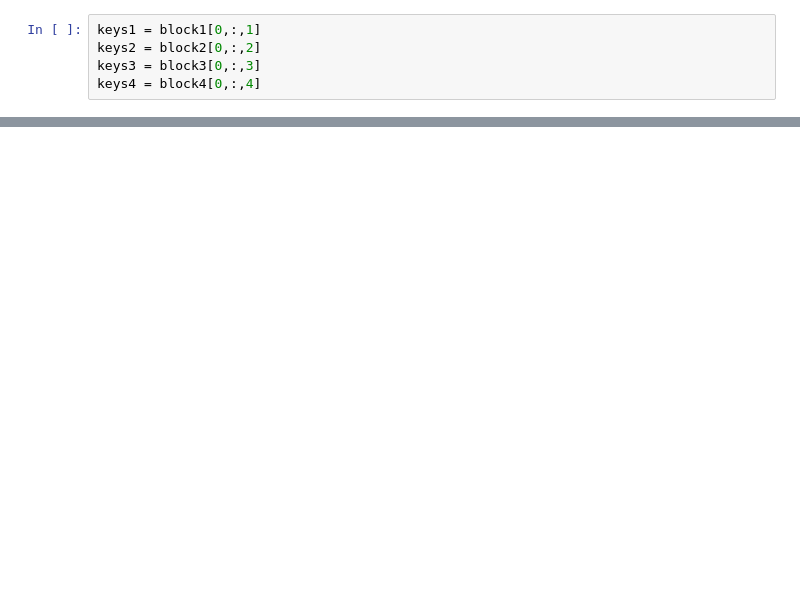
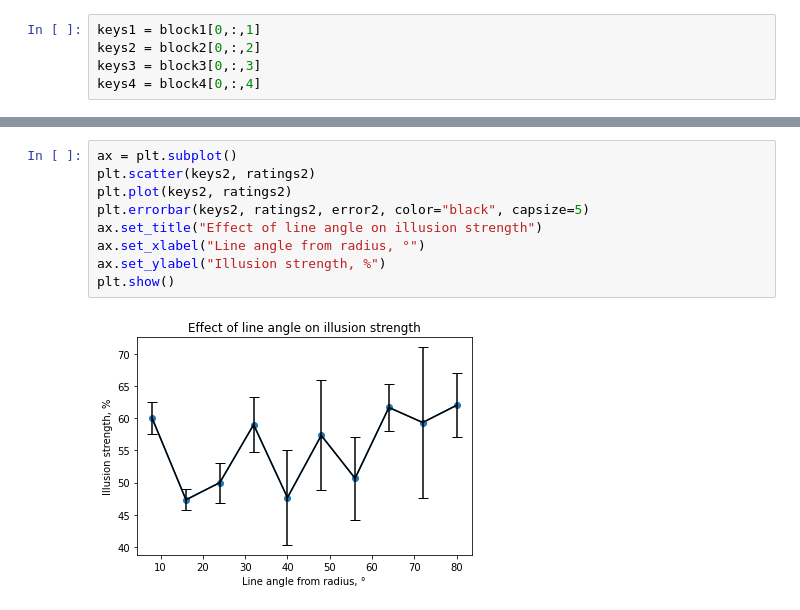
Before and after one commit to ChrisBaoCC/RLTIExperiment, a Jupyter notebook: analysis.ipynb, the cells around one changed output, grey strips where cells are left out. Drawn from its saved outputs; the diff is of its cells as text; blank space fills up the shorter version.

```diff
--- a/analysis.ipynb
+++ b/analysis.ipynb
@@ -82,0 +156,11 @@ plt.show()
+# %%
+ax = plt.subplot()
+plt.scatter(keys2, ratings2)
+plt.plot(keys2, ratings2)
+plt.errorbar(keys2, ratings2, error2, color="black", capsize=5)
+ax.set_title("Effect of line angle on illusion strength")
+ax.set_xlabel("Line angle from radius, °")
+ax.set_ylabel("Illusion strength, %")
+plt.show()
+# %% [output]
+[figure, added]
```
Also changed, not shown: parts of 17 cells of this notebook, 3 other files.
